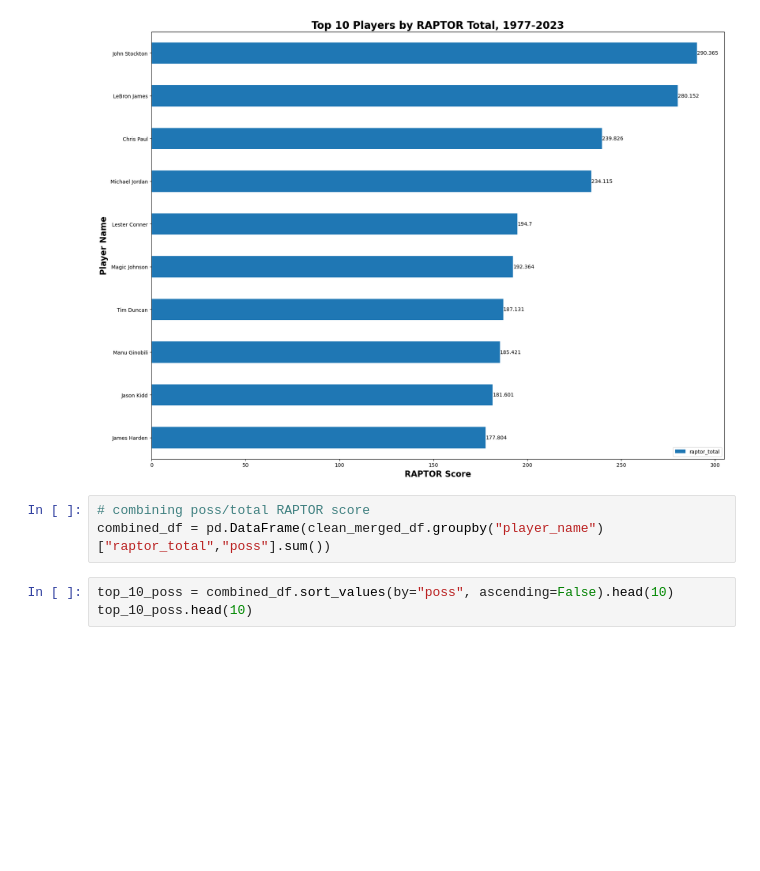
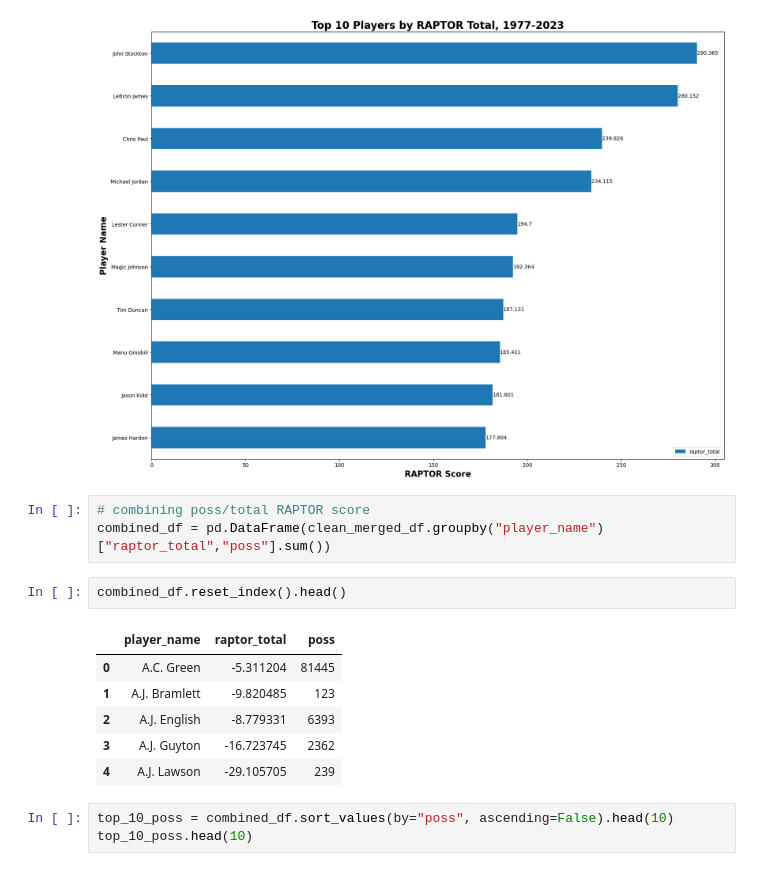
Before and after one commit to UzmaSayyeda/Project01, a Jupyter notebook: Merged Datasets.ipynb, the cells around one changed output. Saved outputs shown, nothing was run; the diff lists cells and outputs as text; blank space fills up the shorter version.

```diff
--- a/Merged Datasets.ipynb
+++ b/Merged Datasets.ipynb
@@ -194,6 +194,15 @@ plt.show()
 # %%
 # combining poss/total RAPTOR score
 combined_df = pd.DataFrame(clean_merged_df.groupby("player_name")["raptor_total","poss"].sum())
+# %%
+combined_df.reset_index().head()
+# %% [output]
+|  | player_name | raptor_total | poss |
+| 0 | A.C. Green | -5.311204 | 81445 |
+| 1 | A.J. Bramlett | -9.820485 | 123 |
+| 2 | A.J. English | -8.779331 | 6393 |
+| 3 | A.J. Guyton | -16.723745 | 2362 |
+| 4 | A.J. Lawson | -29.105705 | 239 |
 # %%
 top_10_poss = combined_df.sort_values(by="poss", ascending=False).head(10)
 top_10_poss.head(10)
```
Also changed, not shown: parts of 3 cells of this notebook, 7 other files.
